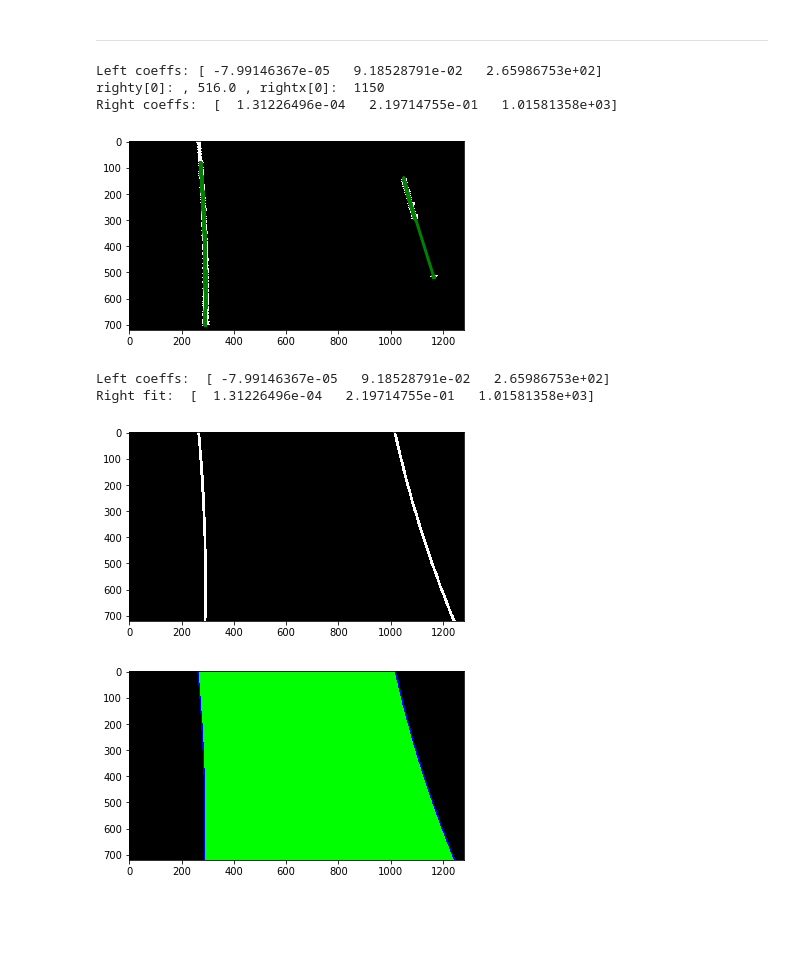
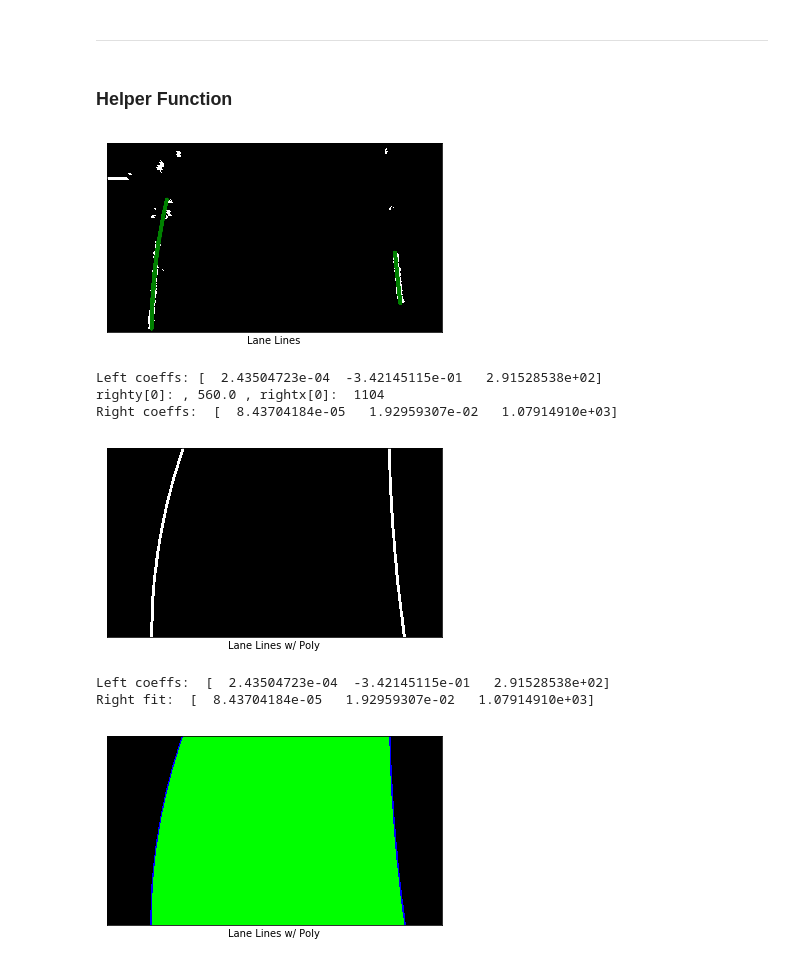
Before and after one commit to peterhwang2010/CarND-Advanced_lane_lines, a Jupyter notebook: advanced_lane_lines.ipynb, the cells around one changed output. Cells and saved outputs as stored; diff of their text form; code cells hidden in the pictures; blank space fills up the shorter version.

Commit message:
added image pipeline

```diff
--- a/advanced_lane_lines.ipynb
+++ b/advanced_lane_lines.ipynb
@@ -61,7 +63,7 @@ def undistort_camera(img_points, obj_points, img):
     return cv2.undistort(img, mtx, dist, None, mtx)
 # %%
 obj_point, img_point = calibrate_camera()
-img = mpimg.imread('test_images/test1.jpg')
+img = mpimg.imread('test_images/test3.jpg')
 undistorted_img = undistort_camera(img_point, obj_point, img)
 
 plt.figure(figsize=(10,5))
@@ -144,13 +145,13 @@ def combine_binary(s_binary, l_binary):
     binary[(l_binary == 1) | (s_binary == 1)] = 1
     return binary
 # %%
-img = mpimg.imread('test_images/test2.jpg')
+img = mpimg.imread('test_images/test5.jpg')
 undistorted_img = undistort_camera(img_point, obj_point, img)
-perspective_transform_img = transform_perspective(undistorted_img)
+perspective_transform_img = transform_perspective(undistorted_img, src_coords, dst_coords)
 
 s_binary = s_channel(perspective_transform_img, 180, 255)
 l_binary = l_channel(perspective_transform_img, 225, 255)
-combine_binary = combine_binary(s_binary, l_binary)
+combine_binarys = combine_binary(s_binary, l_binary)
 
 plt.figure(figsize=(10,5))
 plt.subplot(2, 3, 1)
@@ -184,7 +185,7 @@ plt.xticks([], [])
 plt.yticks([], [])
 
 plt.subplot(2, 3, 6)
-plt.imshow(combine_binary)
+plt.imshow(combine_binarys)
 plt.xlabel('Combine Binary Image')
 plt.xticks([], [])
 plt.yticks([], [])
@@ -298,0 +199,2 @@ def fit_second_order_poly(indep, dep, return_coeffs=False):
+# %% [markdown]
+### Helper Function
@@ -299,58 +321,50 @@ def fit_second_order_poly(indep, dep, return_coeffs=False):
 # %%
-left_x, left_y, right_x, right_y = histogram_pixels(combine_binary, horizontal_offset=40)
 
+
+left_x, left_y, right_x, right_y = histogram_pixels(combine_binarys, horizontal_offset=40)
 left_fit, left_coeffs = fit_second_order_poly(left_y, left_x, return_coeffs=True)
-print("Left coeffs:", left_coeffs)
-print("righty[0]: ,", right_y[0], ", rightx[0]: ", right_x[0])
 right_fit, right_coeffs = fit_second_order_poly(right_y, right_x, return_coeffs=True)
-print("Right coeffs: ", right_coeffs)
-
-# Plot data
 
 plt.plot(left_fit, left_y, color='green', linewidth=3)
 plt.plot(right_fit, right_y, color='green', linewidth=3)
-plt.imshow(combine_binary, cmap="gray")
+plt.imshow(combine_binarys, cmap="gray")
+plt.xlabel('Lane Lines')
+plt.xticks([], [])
+plt.yticks([], [])
 plt.show()
 
-def draw_poly(img, poly, poly_coeffs, steps, color=[255, 0, 0], thickness=10, dashed=False):
-    img_height = img.shape[0]
-    pixels_per_step = img_height // steps
+print("Left coeffs:", left_coeffs)
+print("righty[0]: ,", right_y[0], ", rightx[0]: ", right_x[0])
+print("Right coeffs: ", right_coeffs)
 
-    for i in range(steps):
-        start = i * pixels_per_step
-        end = start + pixels_per_step
+polyfit_left = draw_poly(np.zeros((720, 1280)), lane_poly, left_coeffs, 30)
+polyfit_drawn = draw_poly(polyfit_left, lane_poly, right_coeffs, 30)
 
-        start_point = (int(poly(start, poly_coeffs=poly_coeffs)), start)
-        end_point = (int(poly(end, poly_coeffs=poly_coeffs)), end)
-
-        if dashed == False or i % 2 == 1:
-            img = cv2.line(img, end_point, start_point, color, thickness)
-
-    return img
-
-
-def lane_poly(yval, poly_coeffs):
-    return poly_coeffs[0]*yval**2 + poly_coeffs[1]*yval + poly_coeffs[2]
+plt.imshow(polyfit_drawn, cmap="gray")
+plt.xlabel('Lane Lines w/ Poly')
+plt.xticks([], [])
+plt.yticks([], [])
+plt.show()
 
 print("Left coeffs: ", left_coeffs)
 print("Right fit: ", right_coeffs)
-polyfit_left = draw_poly(np.zeros((720, 1280)), lane_poly, left_coeffs, 30)
-polyfit_drawn = draw_poly(polyfit_left, lane_poly, right_coeffs, 30)
-plt.imshow(polyfit_drawn, cmap="gray")
-plt.show()
 
 trace = cv2.cvtColor(np.zeros((720, 1280)).astype(np.uint8), cv2.COLOR_GRAY2RGB)
 trace[polyfit_drawn > 1] = [0,0,255]
 area = highlight_lane_line_area(np.zeros((720, 1280)), left_coeffs, right_coeffs)
 trace[area == 1] = [0,255,0]
+
 plt.imshow(trace)
+plt.xlabel('Lane Lines w/ Poly')
+plt.xticks([], [])
+plt.yticks([], [])
 plt.show()
 # %% [output]
+[figure, new version]
-Left coeffs: [ -7.99146367e-05   9.18528791e-02   2.65986753e+02]
-righty[0]: , 516.0 , rightx[0]:  1150
-Right coeffs:  [  1.31226496e-04   2.19714755e-01   1.01581358e+03]
+Left coeffs: [  2.43504723e-04  -3.42145115e-01   2.91528538e+02]
+righty[0]: , 560.0 , rightx[0]:  1104
+Right coeffs:  [  8.43704184e-05   1.92959307e-02   1.07914910e+03]
-[figure, old version]
+[figure, new version]
-Left coeffs:  [ -7.99146367e-05   9.18528791e-02   2.65986753e+02]
-Right fit:  [  1.31226496e-04   2.19714755e-01   1.01581358e+03]
+Left coeffs:  [  2.43504723e-04  -3.42145115e-01   2.91528538e+02]
+Right fit:  [  8.43704184e-05   1.92959307e-02   1.07914910e+03]
-[figure, old version]
-[figure, old version]
+[figure, new version]
```
Also changed, not shown: parts of 14 cells of this notebook, 2 other files.
